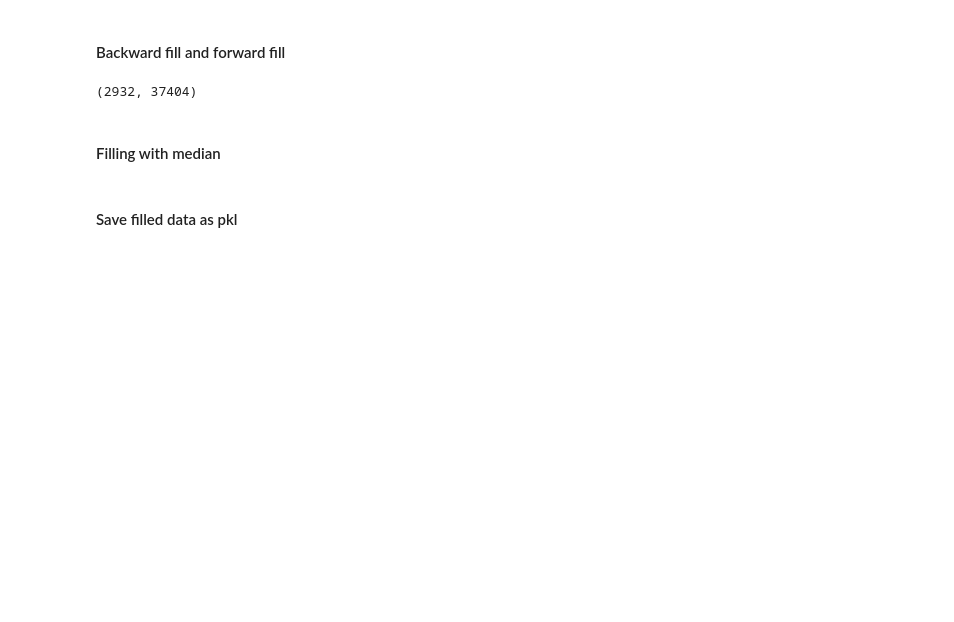
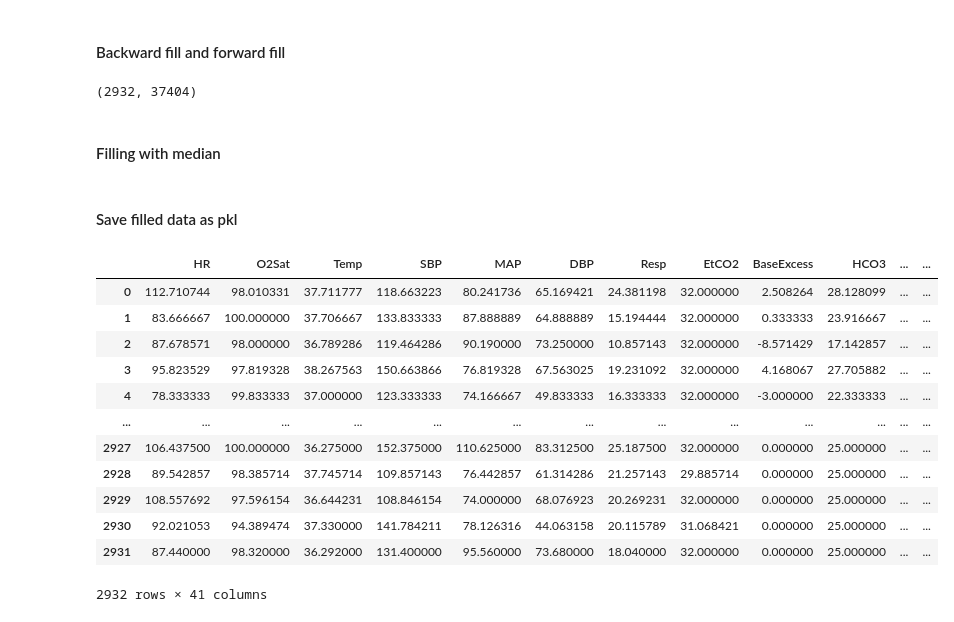
Before and after one commit to infinitusposs/cs5304-project, a Jupyter notebook: Project.ipynb, the cells around one changed output. Cells and saved outputs as stored; diff of their text form; code cells hidden in the pictures; blank space fills up the shorter version.

```diff
--- a/Project.ipynb
+++ b/Project.ipynb
@@ -224,3 +228,28 @@ with open('sepsis_filled.pkl', 'wb') as f:
 
 with open('nonsepsis_filled.pkl', 'wb') as f:
     pickle.dump(nonsepsis_filled, f)
+# %%
+sepsis_pred_filled = {}
+nonsepsis_pred_filled = {}
+for pid, data in sepsis_filled.items():
+    sepsis_pred_filled[pid] = data.mean()
+
+for pid, data in nonsepsis_filled.items():
+    nonsepsis_pred_filled[pid] = data.mean()
+# %%
+merged_train_mat_sepsis = pd.concat(list(sepsis_pred_filled.values()), axis=1).transpose()
+merged_train_mat_sepsis
+# %% [output]
+|  | HR | O2Sat | Temp | SBP | MAP | DBP | Resp | EtCO2 | BaseExcess | HCO3 | ... | ... |
+| 0 | 112.710744 | 98.010331 | 37.711777 | 118.663223 | 80.241736 | 65.169421 | 24.381198 | 32.000000 | 2.508264 | 28.128099 | ... | ... |
+| 1 | 83.666667 | 100.000000 | 37.706667 | 133.833333 | 87.888889 | 64.888889 | 15.194444 | 32.000000 | 0.333333 | 23.916667 | ... | ... |
+| 2 | 87.678571 | 98.000000 | 36.789286 | 119.464286 | 90.190000 | 73.250000 | 10.857143 | 32.000000 | -8.571429 | 17.142857 | ... | ... |
+| 3 | 95.823529 | 97.819328 | 38.267563 | 150.663866 | 76.819328 | 67.563025 | 19.231092 | 32.000000 | 4.168067 | 27.705882 | ... | ... |
+| 4 | 78.333333 | 99.833333 | 37.000000 | 123.333333 | 74.166667 | 49.833333 | 16.333333 | 32.000000 | -3.000000 | 22.333333 | ... | ... |
+| ... | ... | ... | ... | ... | ... | ... | ... | ... | ... | ... | ... | ... |
+| 2927 | 106.437500 | 100.000000 | 36.275000 | 152.375000 | 110.625000 | 83.312500 | 25.187500 | 32.000000 | 0.000000 | 25.000000 | ... | ... |
+| 2928 | 89.542857 | 98.385714 | 37.745714 | 109.857143 | 76.442857 | 61.314286 | 21.257143 | 29.885714 | 0.000000 | 25.000000 | ... | ... |
+| 2929 | 108.557692 | 97.596154 | 36.644231 | 108.846154 | 74.000000 | 68.076923 | 20.269231 | 32.000000 | 0.000000 | 25.000000 | ... | ... |
+| 2930 | 92.021053 | 94.389474 | 37.330000 | 141.784211 | 78.126316 | 44.063158 | 20.115789 | 31.068421 | 0.000000 | 25.000000 | ... | ... |
+| 2931 | 87.440000 | 98.320000 | 36.292000 | 131.400000 | 95.560000 | 73.680000 | 18.040000 | 32.000000 | 0.000000 | 25.000000 | ... | ... |
+2932 rows × 41 columns
```
Also changed, not shown: parts of 15 cells of this notebook.
